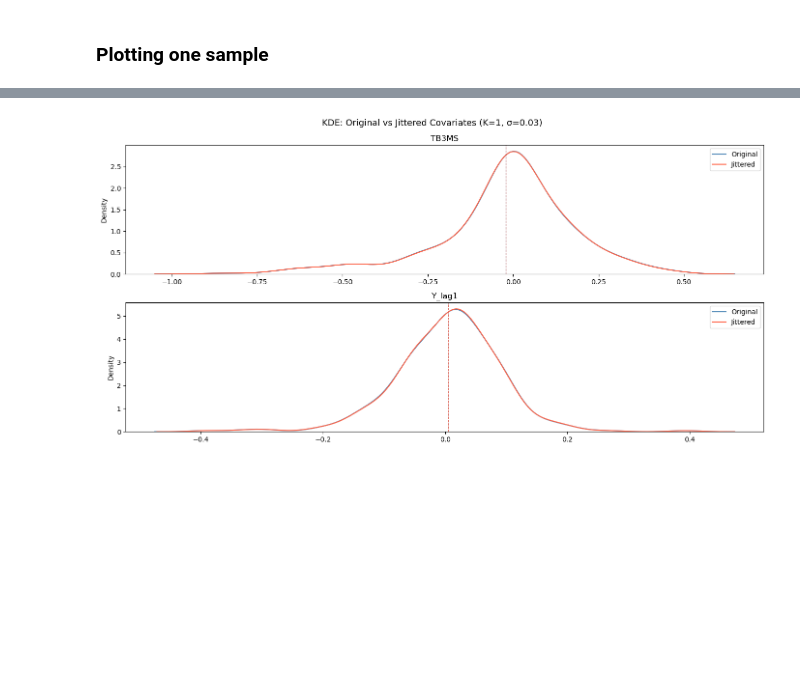
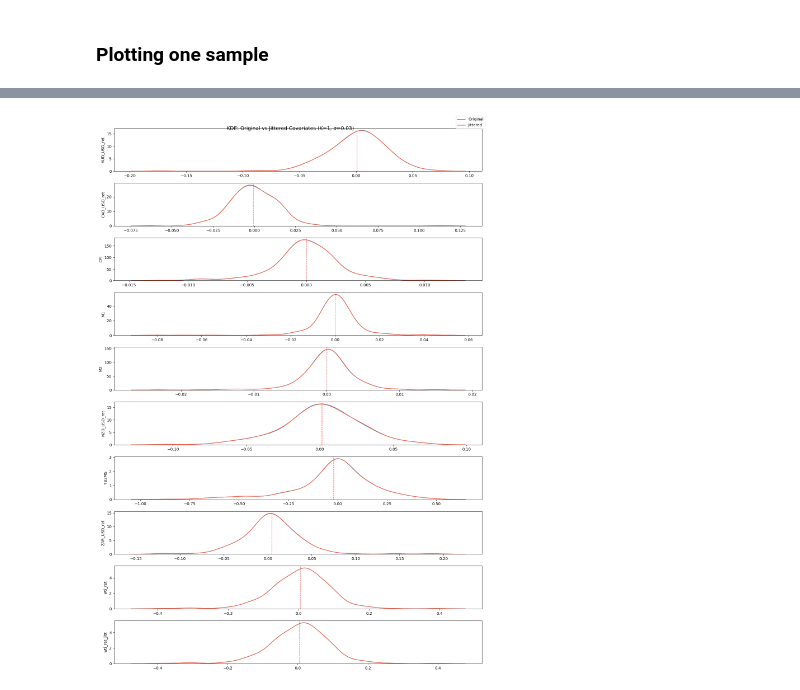
Before and after one commit to Meowth239/dse4101-project, a Jupyter notebook: data/jittering.ipynb, the cells around one changed output, grey strips where cells are left out. Drawn from its saved outputs; the diff is of its cells as text; code cells hidden in the pictures; blank space fills up the shorter version.

```diff
--- a/data/jittering.ipynb
+++ b/data/jittering.ipynb
@@ -225,10 +158,10 @@ ALPHA = 0.03
 K_COPIES  = 10     # number of augmented copies
 SEED      = 4101
 
-train_augmented = jitter_df(train_wlags,
-                            exclude_cols=['log_return', 'Date'],
+train_augmented = jitter_df(train_df,
+                            exclude_cols=['wti_ret', 'Date'],
                             alpha=ALPHA, num_copies=K_COPIES, random_state=SEED)
 
-print(f"Original train size:  {len(train_wlags)}")
+print(f"Original train size:  {len(train_df)}")
 print(f"Augmented train size: {len(train_augmented)}  ({K_COPIES+1}xoriginal)")
 # %% [output]
@@ -246,23 +210,24 @@ plot_augmented = train_augmented[train_augmented['sample_id']==1].copy() # inspe
 plot_augmented = plot_augmented.drop(columns=['sample_id'])
 # %%
 # plot jittered data
-plot_cols = train_wlags.columns.difference(['Date', 'log_return']).tolist() # only covariates
+plot_cols = train_df.columns.difference(['Date', 'log_return']).tolist() # only covariates
 num_plots = len(plot_cols)
 fig, axes = plt.subplots(num_plots, 1, figsize=(14, 2*num_plots), sharex=False)
 
 for ax, col in zip(axes, plot_cols):
-    orig     = train_wlags[col].values
-    jittered = plot_augmented.iloc[:len(train_wlags)][col].values
+    orig     = train_df[col].values
+    jittered = plot_augmented.iloc[:len(train_df)][col].values
     # noise    = jittered - orig
 
-    # ax.plot(train_wlags['Date'], noise,
+    # ax.plot(train_df['Date'], noise,
     #         color='tomato', linewidth=0.7, alpha=0.8)
-    ax.plot(train_wlags['Date'], orig,
+    ax.plot(train_df['Date'], orig,
         color='steelblue', linewidth=0.7, alpha=0.8)
-    ax.plot(train_wlags['Date'], jittered,
+    ax.plot(train_df['Date'], jittered,
         color='tomato', linewidth=0.7, alpha=0.8)
     ax.axhline(np.mean(orig), color='black', linewidth=0.8, linestyle='--')
-    ax.set_title(col)
+    ax.set_ylabel(col)
+    # ax.set_title(col)
     # ax.set_ylim(-0.15, 0.15)  # compress y axis to noise range
 
 plt.suptitle('Injected Noise Over Time (K=1, σ=0.03)', fontsize=13)
@@ -273,27 +238,33 @@ plt.show()
 # %%
-plot_cols = train_wlags.columns.difference(['Date', 'log_return']).tolist()
+plot_cols = train_df.columns.difference(['Date', 'log_return']).tolist()
 
-fig, axes = plt.subplots(len(plot_cols), 1, figsize=(14, 3.5 * len(plot_cols)), sharex=False)
+fig, axes = plt.subplots(len(plot_cols), 1, figsize=(14, 2*len(plot_cols)), sharex=False)
 
 if len(plot_cols) == 1:
     axes = [axes]
 
 for ax, col in zip(axes, plot_cols):
-    orig = train_wlags[col].dropna().values
-    jittered = plot_augmented.iloc[:len(train_wlags)][col].dropna().values
+    orig = train_df[col].dropna().values
+    jittered = plot_augmented.iloc[:len(train_df)][col].dropna().values
 
     sns.kdeplot(orig, ax=ax, label='Original', color='steelblue', linewidth=1.5)
     sns.kdeplot(jittered, ax=ax, label='Jittered', color='tomato', linewidth=1.5)
 
     ax.axvline(np.mean(orig), color='steelblue', linestyle='--', linewidth=0.9, alpha=0.8)
     ax.axvline(np.mean(jittered), color='tomato', linestyle='--', linewidth=0.9, alpha=0.8)
 
-    ax.set_title(col)
-    ax.set_ylabel('Density')
-    ax.legend()
+    # ax.set_title(col)
+    ax.set_ylabel(col)
+    # ax.legend()
+lines = [
+    plt.Line2D([0], [0], color='steelblue', lw=1.5),
+    plt.Line2D([0], [0], color='tomato', lw=1.5),
+]
+labels = ['Original', 'Jittered']
+fig.legend(lines, labels, loc='upper right')
 
 plt.suptitle('KDE: Original vs Jittered Covariates (K=1, σ=0.03)', fontsize=13)
 plt.tight_layout()
 plt.show()
 # %% [output]
-[figure, old version]
+[figure, new version]
```
Also changed, not shown: parts of 18 cells of this notebook, 4 other files.
